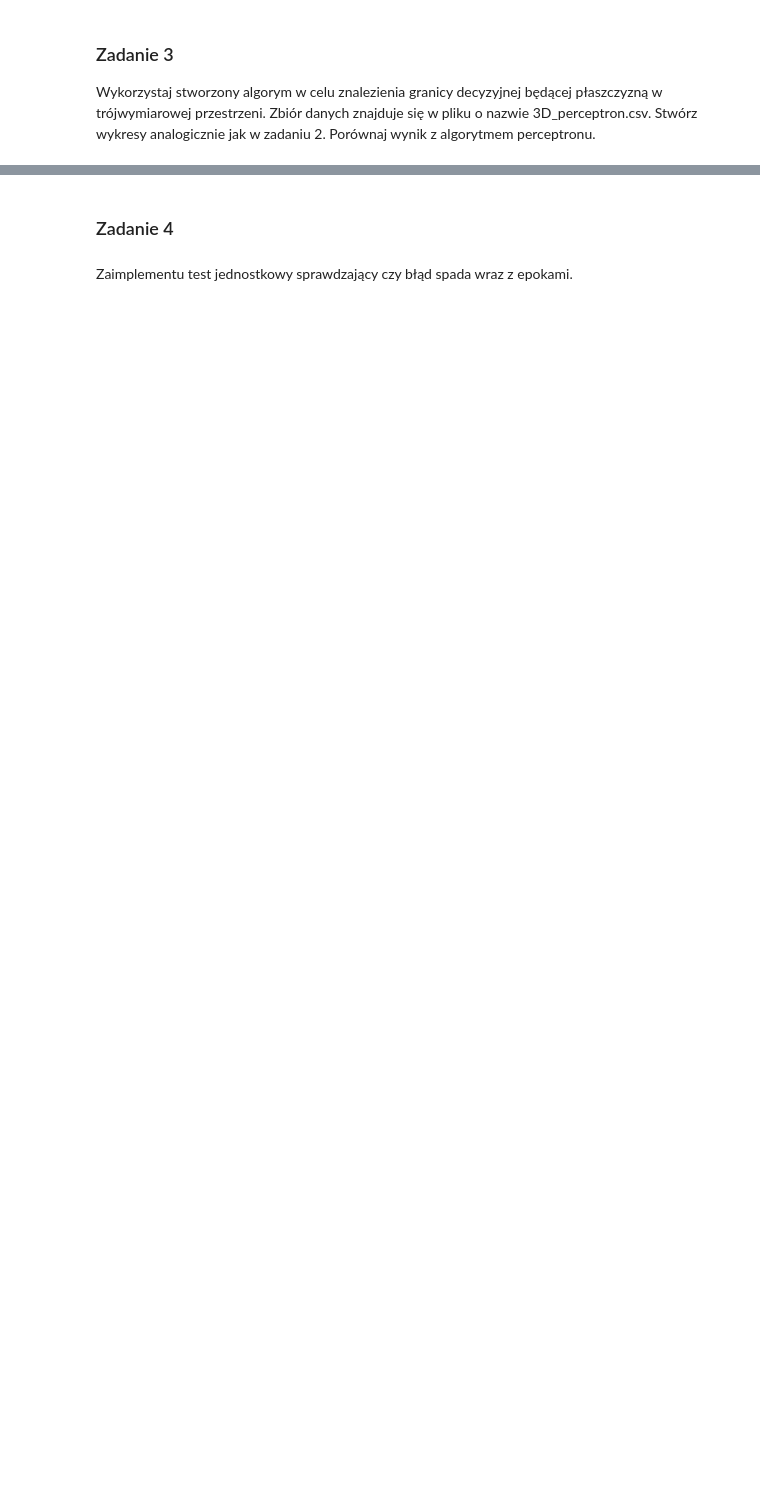
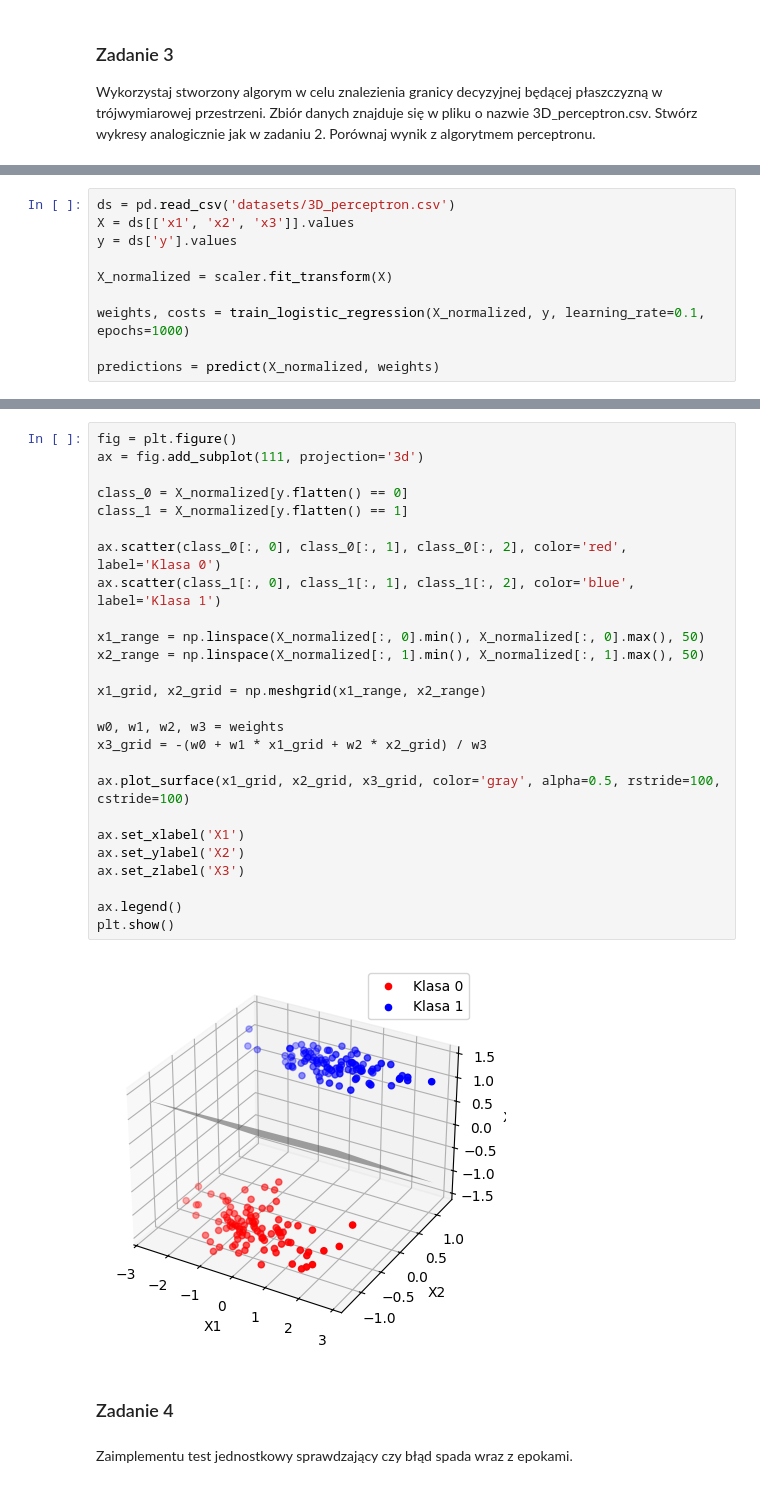
Before and after one commit to Batomet/Logistic_reg, a Jupyter notebook: Logistic_regression.ipynb, the cells around one changed output, grey strips where cells are left out. Cells and saved outputs as stored; diff of their text form; blank space fills up the shorter version.

```diff
--- a/Logistic_regression.ipynb
+++ b/Logistic_regression.ipynb
@@ -272,0 +277,10 @@ ValueError: operands could not be broadcast together with shapes (1000,) (100,10
+# %%
+ds = pd.read_csv('datasets/3D_perceptron.csv')
+X = ds[['x1', 'x2', 'x3']].values
+y = ds['y'].values
+
+X_normalized = scaler.fit_transform(X)
+
+weights, costs = train_logistic_regression(X_normalized, y, learning_rate=0.1, epochs=1000)
+
+predictions = predict(X_normalized, weights)
@@ -273,3 +298,31 @@ ValueError: operands could not be broadcast together with shapes (1000,) (100,10
+# %%
+fig = plt.figure()
+ax = fig.add_subplot(111, projection='3d')
+
+class_0 = X_normalized[y.flatten() == 0]
+class_1 = X_normalized[y.flatten() == 1]
+
+ax.scatter(class_0[:, 0], class_0[:, 1], class_0[:, 2], color='red', label='Klasa 0')
+ax.scatter(class_1[:, 0], class_1[:, 1], class_1[:, 2], color='blue', label='Klasa 1')
+
+x1_range = np.linspace(X_normalized[:, 0].min(), X_normalized[:, 0].max(), 50)
+x2_range = np.linspace(X_normalized[:, 1].min(), X_normalized[:, 1].max(), 50)
+
+x1_grid, x2_grid = np.meshgrid(x1_range, x2_range)
+
+w0, w1, w2, w3 = weights
+x3_grid = -(w0 + w1 * x1_grid + w2 * x2_grid) / w3
+
+ax.plot_surface(x1_grid, x2_grid, x3_grid, color='gray', alpha=0.5, rstride=100, cstride=100)
+
+ax.set_xlabel('X1')
+ax.set_ylabel('X2')
+ax.set_zlabel('X3')
+
+ax.legend()
+plt.show()
+# %% [output]
+[figure, added]
 # %% [markdown]
 ### Zadanie 4
 # %% [markdown]
```
Also changed, not shown: parts of 17 cells of this notebook.
